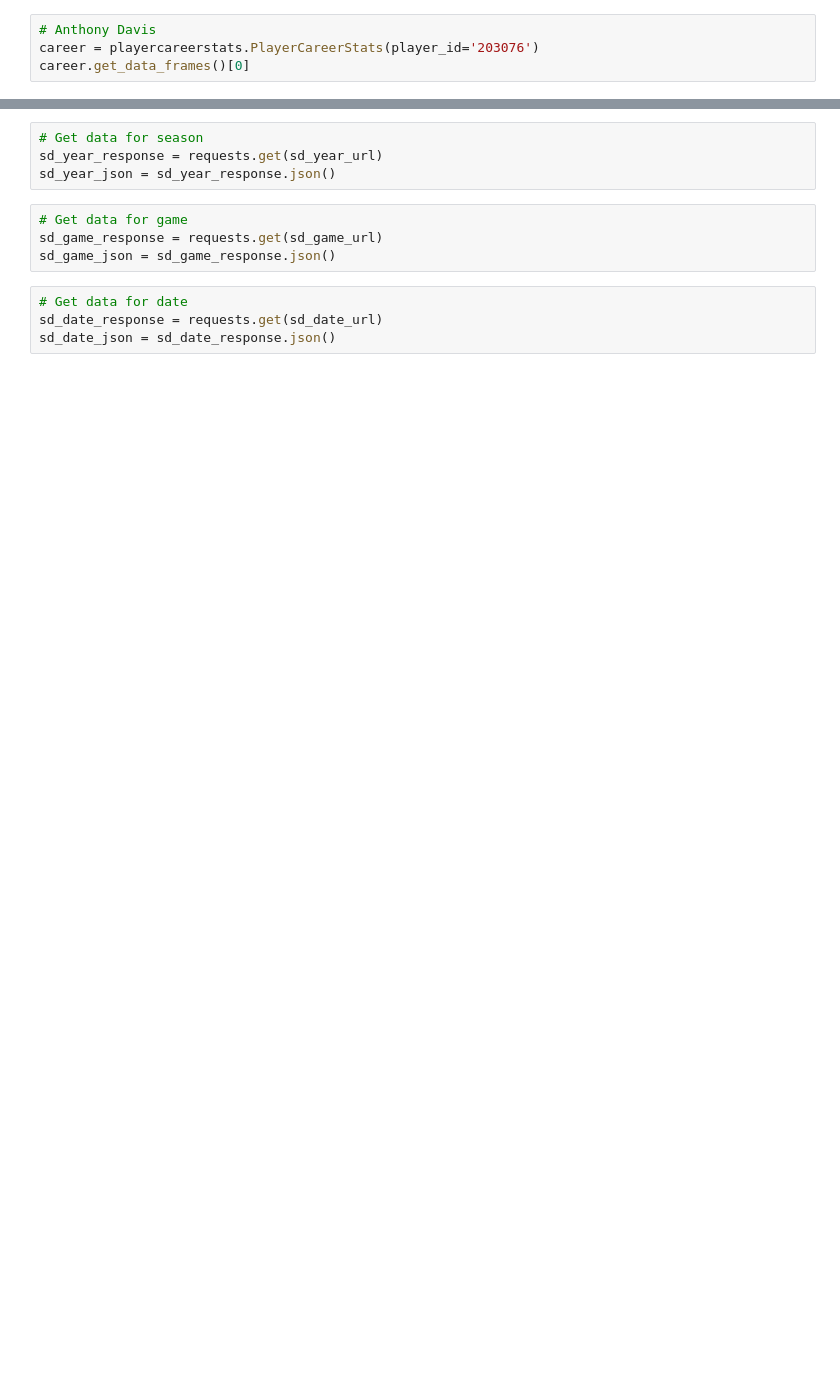
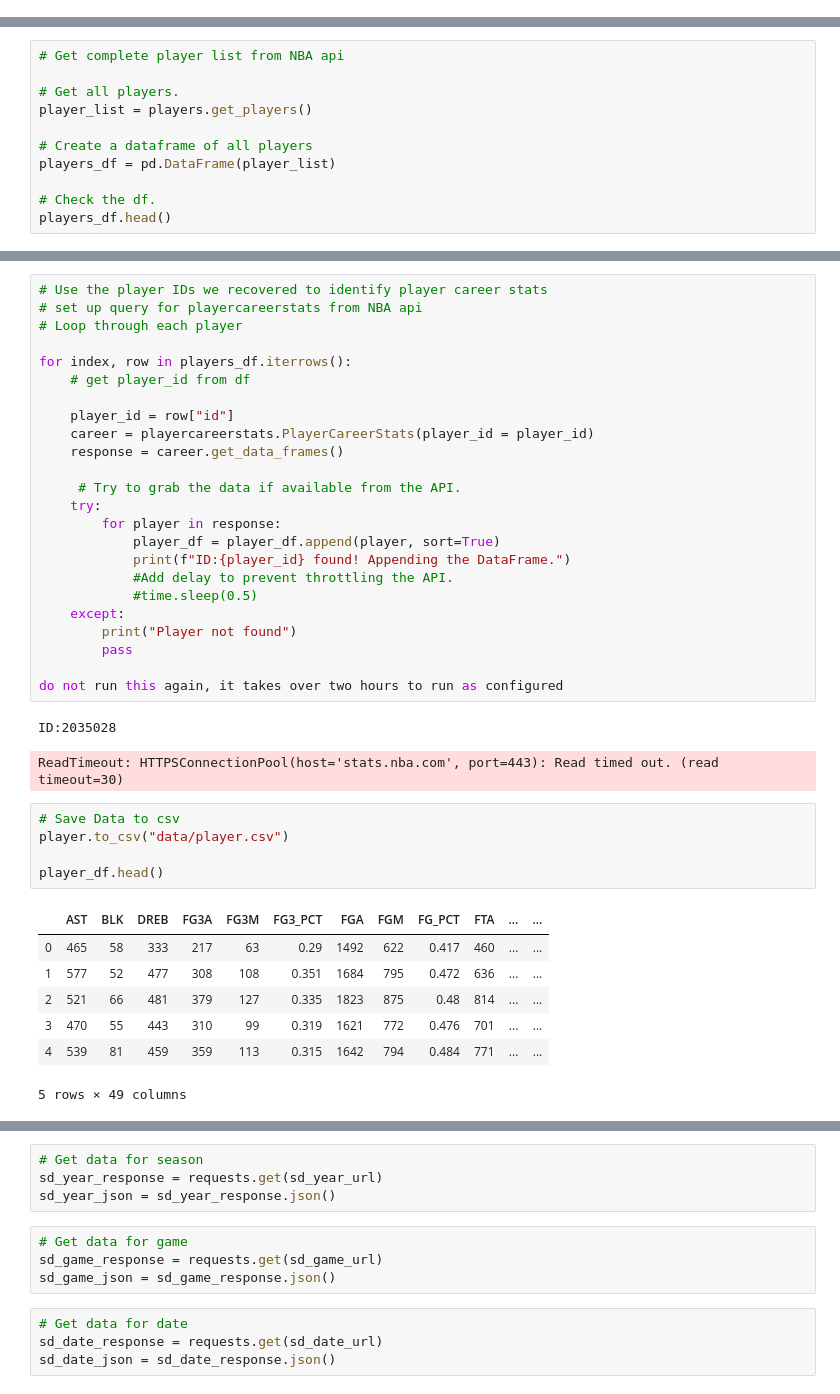
Before and after one commit to brentgarbe/Group6Repo, a Jupyter notebook: Data_Exploration.ipynb, the cells around one changed output, grey strips where cells are left out. Saved outputs shown, nothing was run; the diff lists cells and outputs as text; blank space fills up the shorter version.

```diff
--- a/Data_Exploration.ipynb
+++ b/Data_Exploration.ipynb
@@ -71,4 +70,0 @@ nba2003_df.head()
-# %%
-# Anthony Davis
-career = playercareerstats.PlayerCareerStats(player_id='203076')
-career.get_data_frames()[0]
@@ -222,0 +103,11 @@ salary_df.head()
+# %%
+# Get complete player list from NBA api
+
+# Get all players.
+player_list = players.get_players()
+
+# Create a dataframe of all players
+players_df = pd.DataFrame(player_list)
+
+# Check the df.
+players_df.head()
@@ -222,0 +121,40 @@ salary_df.head()
+# %%
+# Use the player IDs we recovered to identify player career stats
+# set up query for playercareerstats from NBA api
+# Loop through each player
+
+for index, row in players_df.iterrows():
+    # get player_id from df
+
+    player_id = row["id"]
+    career = playercareerstats.PlayerCareerStats(player_id = player_id)
+    response = career.get_data_frames()
+
+     # Try to grab the data if available from the API.
+    try:
+        for player in response:
+            player_df = player_df.append(player, sort=True)
+            print(f"ID:{player_id} found! Appending the DataFrame.")
+            #Add delay to prevent throttling the API.
+            #time.sleep(0.5)
+    except:
+        print("Player not found")
+        pass
+
+do not run this again, it takes over two hours to run as configured
+# %% [output]
+ID:2035028
+ReadTimeout: HTTPSConnectionPool(host='stats.nba.com', port=443): Read timed out. (read timeout=30)
+# %%
+# Save Data to csv
+player.to_csv("data/player.csv")
+
+player_df.head()
+# %% [output]
+|  | AST | BLK | DREB | FG3A | FG3M | FG3_PCT | FGA | FGM | FG_PCT | FTA | ... | ... |
+| 0 | 465 | 58 | 333 | 217 | 63 | 0.29 | 1492 | 622 | 0.417 | 460 | ... | ... |
+| 1 | 577 | 52 | 477 | 308 | 108 | 0.351 | 1684 | 795 | 0.472 | 636 | ... | ... |
+| 2 | 521 | 66 | 481 | 379 | 127 | 0.335 | 1823 | 875 | 0.48 | 814 | ... | ... |
+| 3 | 470 | 55 | 443 | 310 | 99 | 0.319 | 1621 | 772 | 0.476 | 701 | ... | ... |
+| 4 | 539 | 81 | 459 | 359 | 113 | 0.315 | 1642 | 794 | 0.484 | 771 | ... | ... |
+5 rows × 49 columns
```
Also changed, not shown: parts of 34 cells of this notebook, 5 other files.
